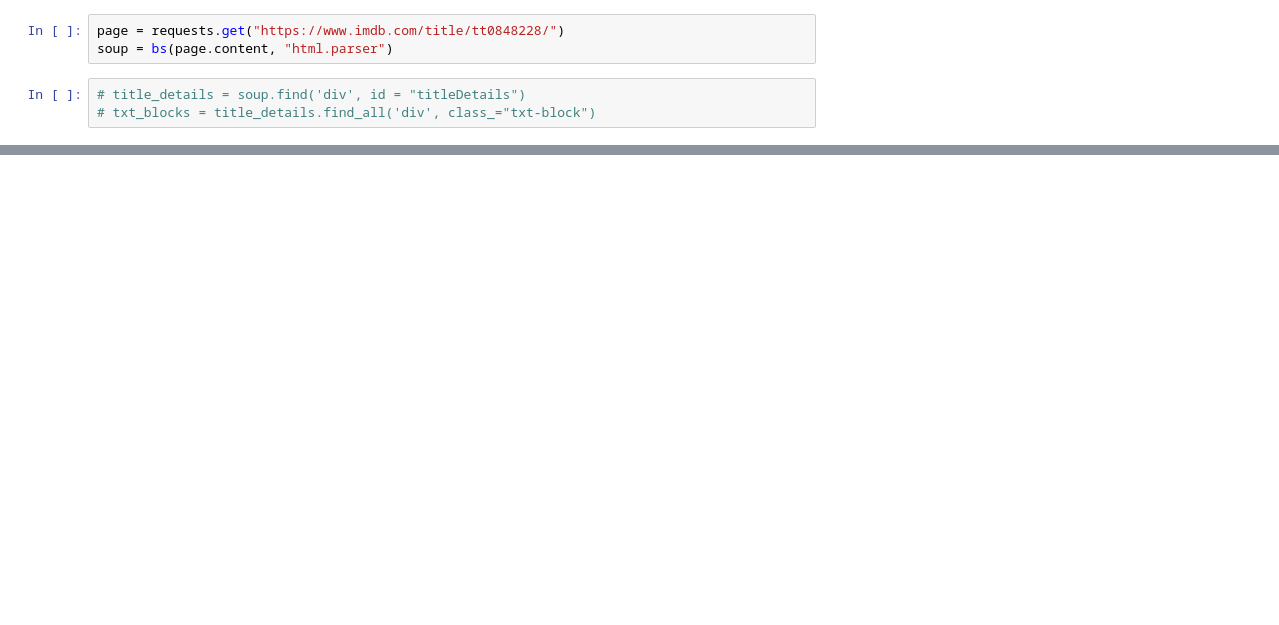
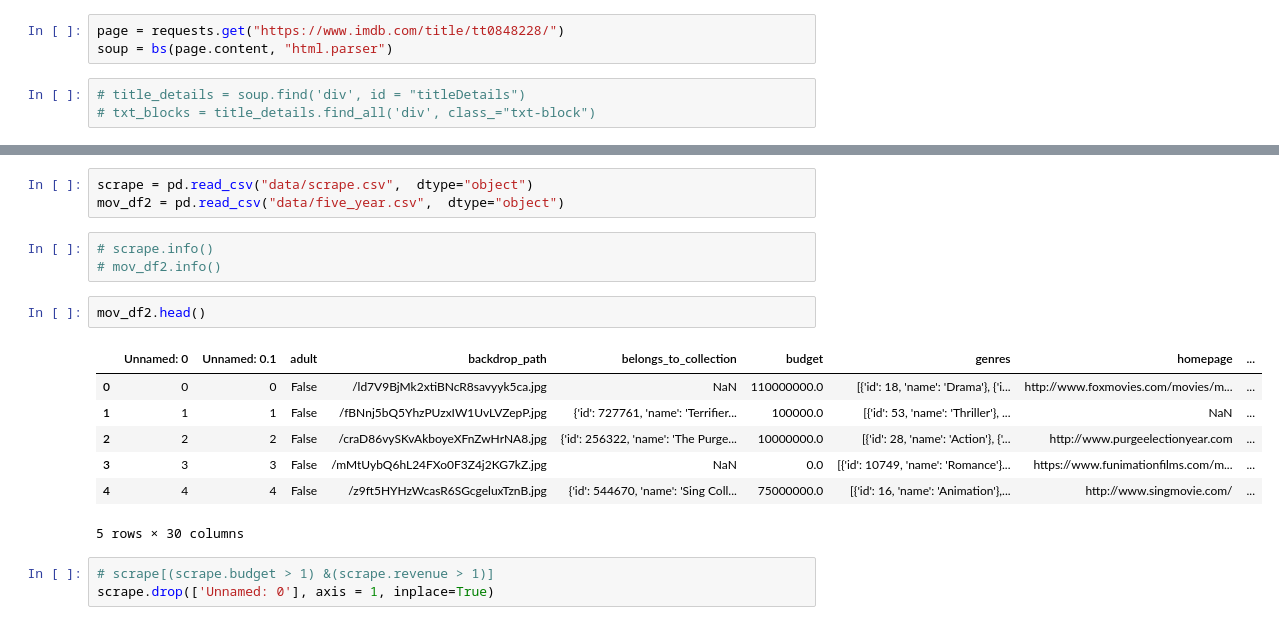
Before and after one commit to ghcn345/Data-Science-in-Film-Industry, a Jupyter notebook: Data Scrape.ipynb, the cells around one changed output, grey strips where cells are left out. Saved outputs shown, nothing was run; the diff lists cells and outputs as text; blank space fills up the shorter version.

```diff
--- a/Data Scrape.ipynb
+++ b/Data Scrape.ipynb
@@ -393,0 +517,19 @@ except:
+# %%
+scrape = pd.read_csv("data/scrape.csv",  dtype="object")
+mov_df2 = pd.read_csv("data/five_year.csv",  dtype="object")
+# %%
+# scrape.info()
+# mov_df2.info()
+# %%
+mov_df2.head()
+# %% [output]
+|  | Unnamed: 0 | Unnamed: 0.1 | adult | backdrop_path | belongs_to_collection | budget | genres | homepage | ... |
+| 0 | 0 | 0 | False | /ld7V9BjMk2xtiBNcR8savyyk5ca.jpg | NaN | 110000000.0 | [{'id': 18, 'name': 'Drama'}, {'i... | http://www.foxmovies.com/movies/m... | ... |
+| 1 | 1 | 1 | False | /fBNnj5bQ5YhzPUzxIW1UvLVZepP.jpg | {'id': 727761, 'name': 'Terrifier... | 100000.0 | [{'id': 53, 'name': 'Thriller'}, ... | NaN | ... |
+| 2 | 2 | 2 | False | /craD86vySKvAkboyeXFnZwHrNA8.jpg | {'id': 256322, 'name': 'The Purge... | 10000000.0 | [{'id': 28, 'name': 'Action'}, {'... | http://www.purgeelectionyear.com | ... |
+| 3 | 3 | 3 | False | /mMtUybQ6hL24FXo0F3Z4j2KG7kZ.jpg | NaN | 0.0 | [{'id': 10749, 'name': 'Romance'}... | https://www.funimationfilms.com/m... | ... |
+| 4 | 4 | 4 | False | /z9ft5HYHzWcasR6SGcgeluxTznB.jpg | {'id': 544670, 'name': 'Sing Coll... | 75000000.0 | [{'id': 16, 'name': 'Animation'},... | http://www.singmovie.com/ | ... |
+5 rows × 30 columns
+# %%
+# scrape[(scrape.budget > 1) &(scrape.revenue > 1)]
+scrape.drop(['Unnamed: 0'], axis = 1, inplace=True)
```
Also changed, not shown: parts of 32 cells of this notebook, 2 other files.
